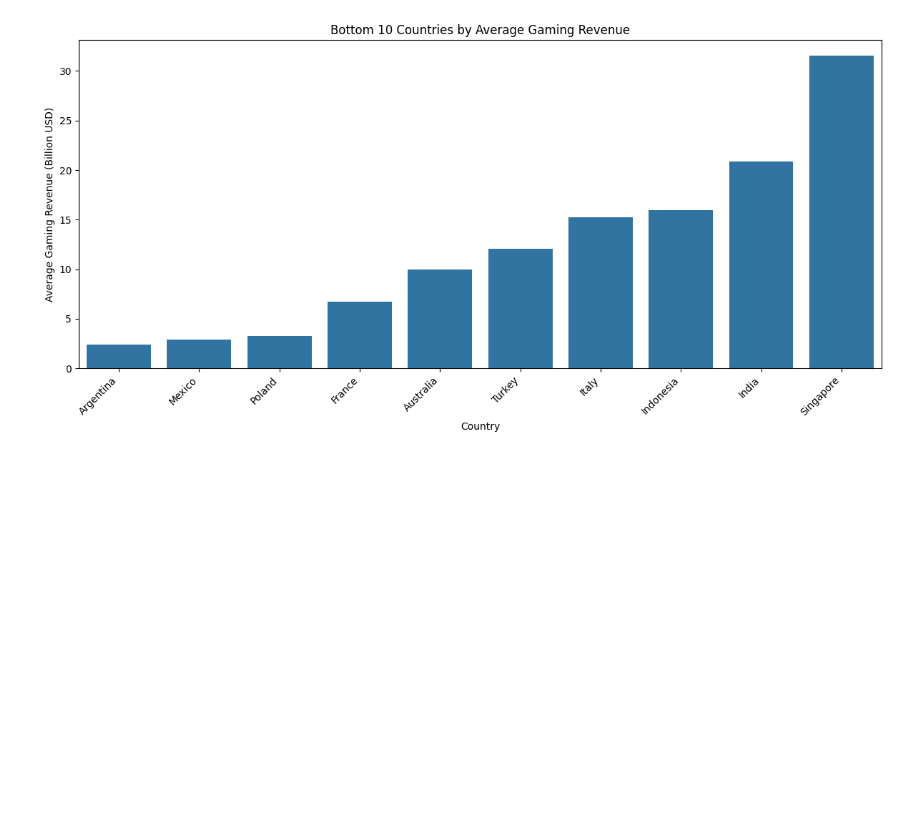
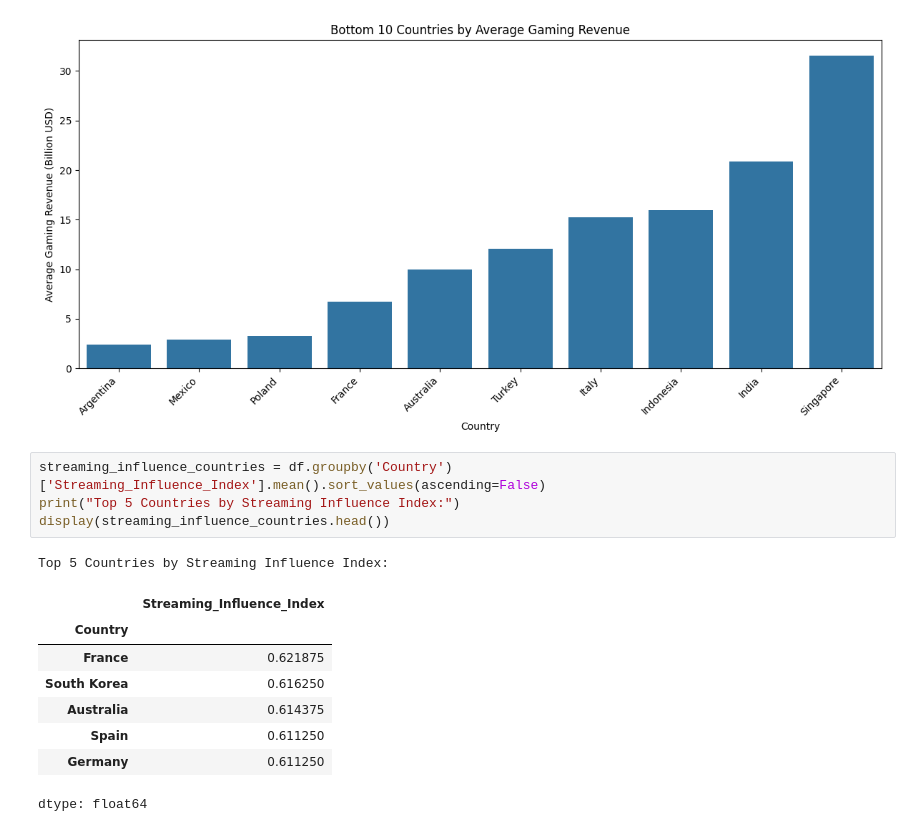
Before and after one commit to kxrrym03/Global-Games-eSports-Growth, a Jupyter notebook: Global_Gaming_&_eSports.ipynb, the cells around one changed output. Cells and saved outputs as stored; diff of their text form; blank space fills up the shorter version.

```diff
--- a/Global_Gaming_&_eSports.ipynb
+++ b/Global_Gaming_&_eSports.ipynb
@@ -271,3 +268,17 @@ plt.tight_layout()
 plt.show()
 # %% [output]
 [figure]
+# %%
+streaming_influence_countries = df.groupby('Country')['Streaming_Influence_Index'].mean().sort_values(ascending=False)
+print("Top 5 Countries by Streaming Influence Index:")
+display(streaming_influence_countries.head())
+# %% [output]
+Top 5 Countries by Streaming Influence Index:
+|  | Streaming_Influence_Index |
+| Country |  |
+| France | 0.621875 |
+| South Korea | 0.616250 |
+| Australia | 0.614375 |
+| Spain | 0.611250 |
+| Germany | 0.611250 |
+dtype: float64
```
Also changed, not shown: parts of 2 cells of this notebook.
